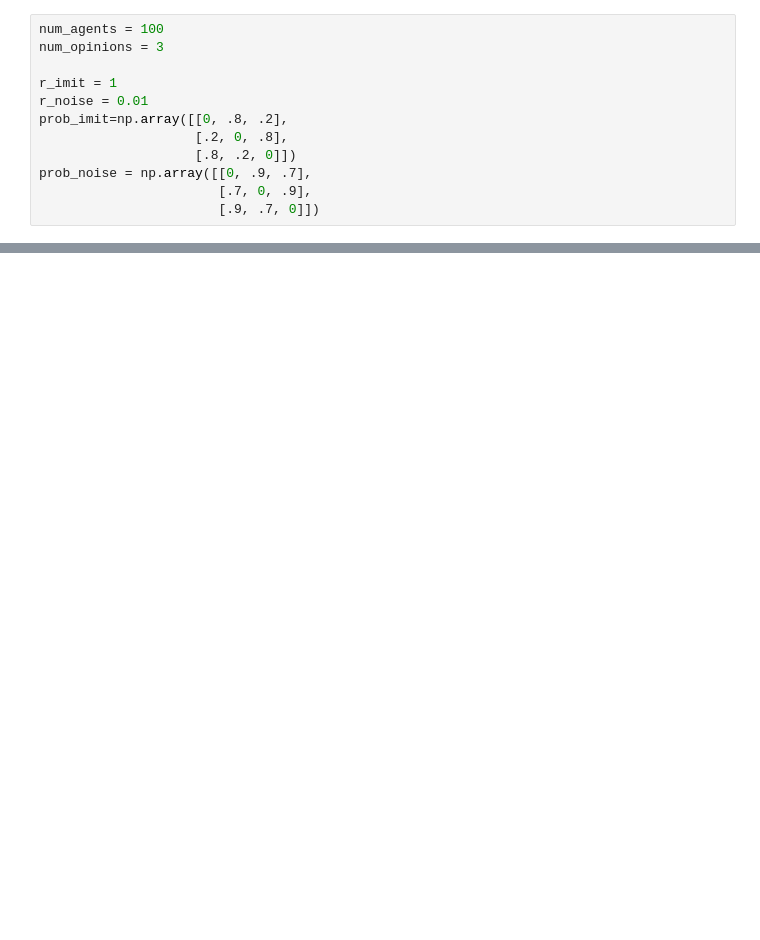
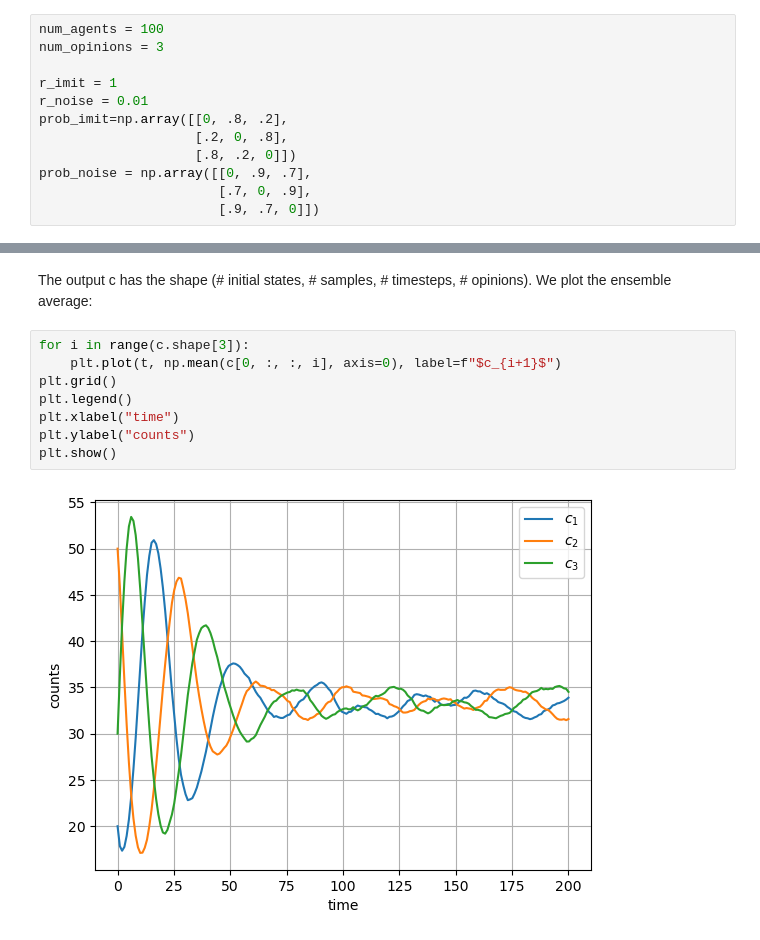
Before and after one commit to lueckem/cnvm, a Jupyter notebook: examples/demo.ipynb, the cells around one changed output, grey strips where cells are left out. Drawn from its saved outputs; the diff is of its cells as text; blank space fills up the shorter version.

```diff
--- a/examples/demo.ipynb
+++ b/examples/demo.ipynb
@@ -67,0 +135,12 @@ plt.show()
+# %% [markdown]
+The output c has the shape (# initial states, # samples, # timesteps, # opinions). We plot the ensemble average:
+# %%
+for i in range(c.shape[3]):
+    plt.plot(t, np.mean(c[0, :, :, i], axis=0), label=f"$c_{i+1}$")
+plt.grid()
+plt.legend()
+plt.xlabel("time")
+plt.ylabel("counts")
+plt.show()
+# %% [output]
+[figure, added]
```
Also changed, not shown: parts of 19 cells of this notebook.
